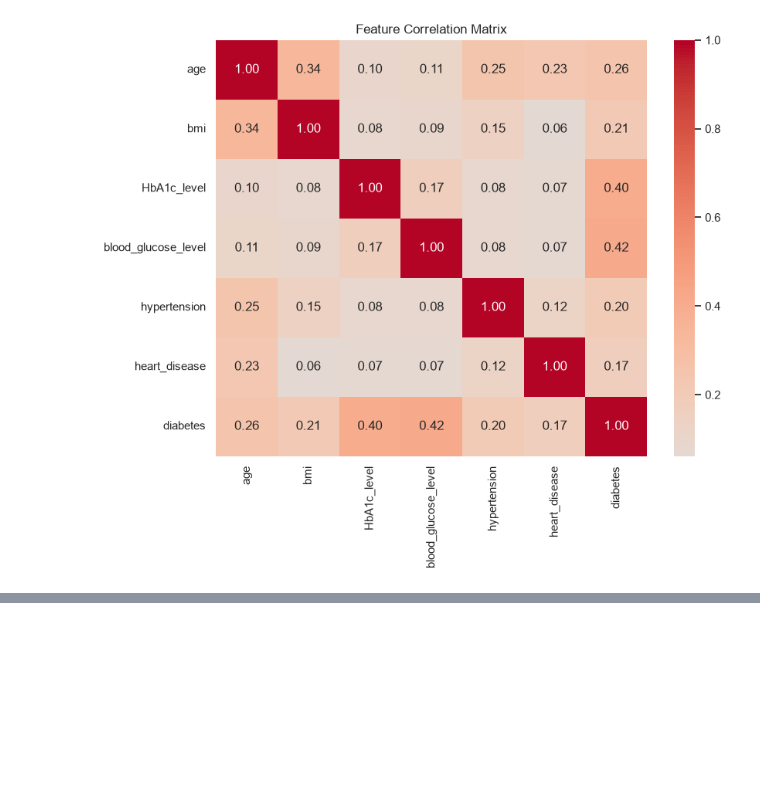
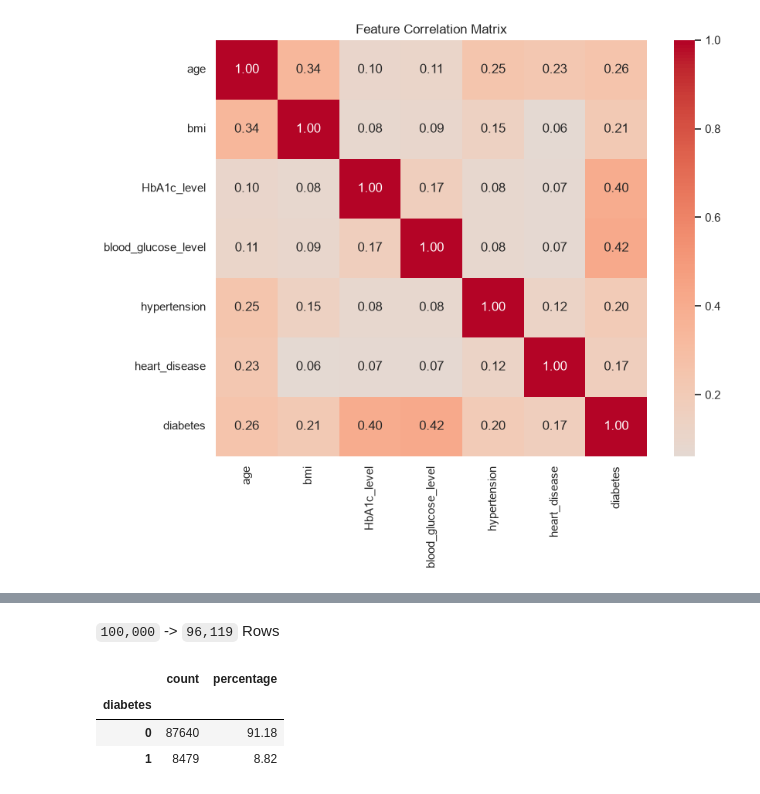
Before and after one commit to YashedBin/ML_DIABETES_RISK_PREDICTOR, a Jupyter notebook: notebook.ipynb, the cells around one changed output, grey strips where cells are left out. Cells and saved outputs as stored; diff of their text form; code cells hidden in the pictures; blank space fills up the shorter version.

```diff
--- a/notebook.ipynb
+++ b/notebook.ipynb
@@ -272,0 +295,24 @@ plt.show()
+# %% [markdown]
+`100,000` -> `96,119` Rows
+# %%
+clean_target_summary = (
+    df_clean["diabetes"]
+    .value_counts()
+    .sort_index()
+    .to_frame("count")
+)
+
+clean_target_summary["percentage"] = (
+    df_clean["diabetes"]
+    .value_counts(normalize=True)
+    .sort_index()
+    .mul(100)
+    .round(2)
+)
+
+display(clean_target_summary)
+# %% [output]
+|  | count | percentage |
+| diabetes |  |  |
+| 0 | 87640 | 91.18 |
+| 1 | 8479 | 8.82 |
```
Also changed, not shown: parts of 7 cells of this notebook, 3 other files.
